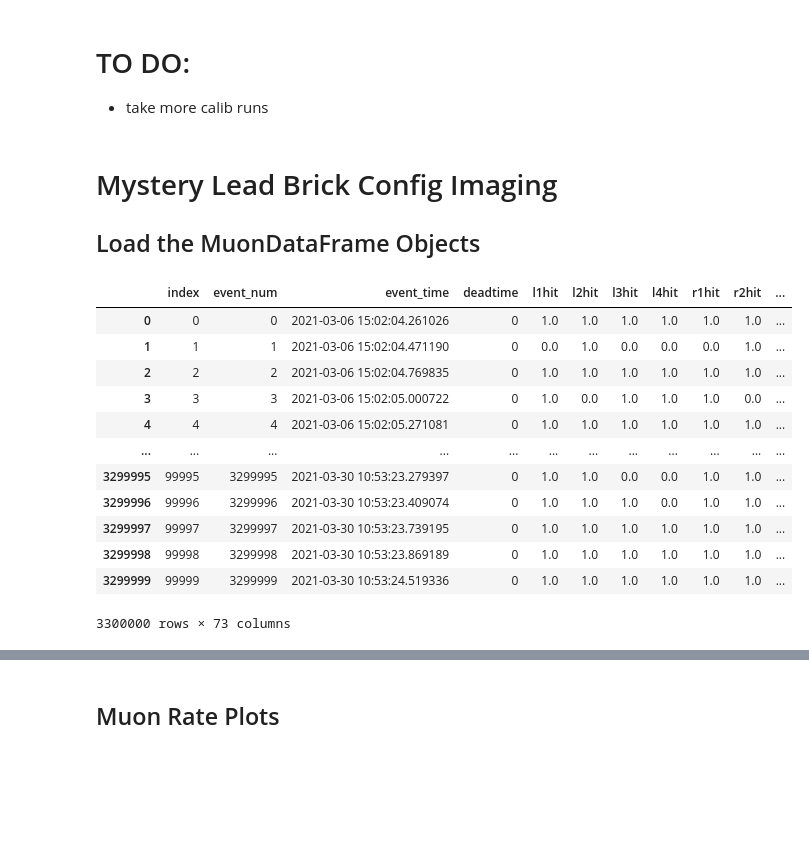
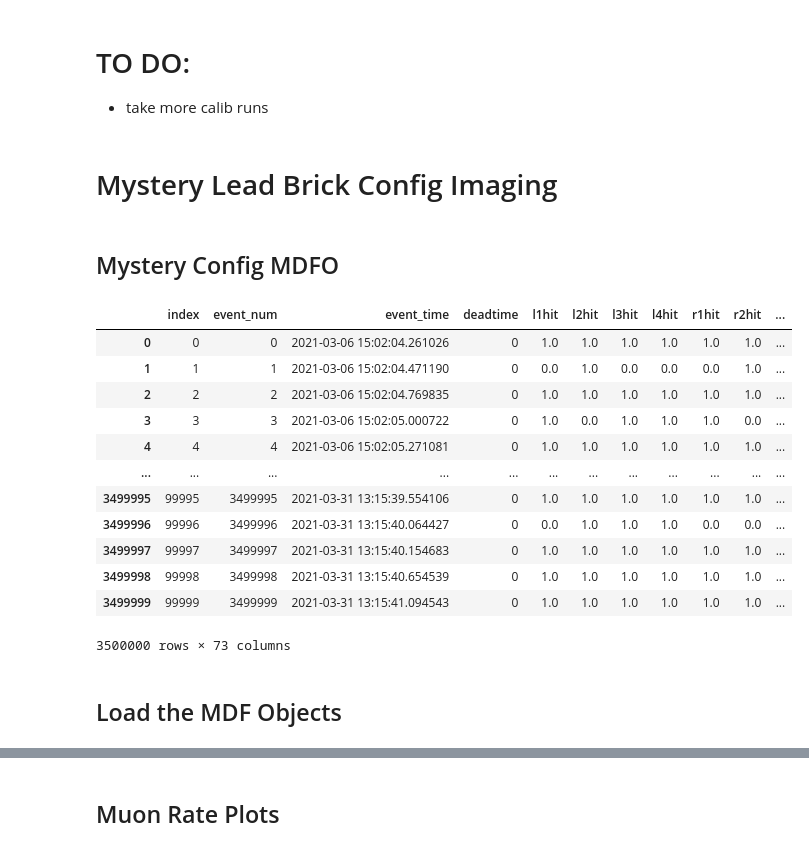
Before and after one commit to shanto268/CrateAnalysis, a Jupyter notebook: MysteryConfig.ipynb, the cells around one changed output, grey strips where cells are left out. Drawn from its saved outputs; the diff is of its cells as text; code cells hidden in the pictures; blank space fills up the shorter version.

```diff
--- a/MysteryConfig.ipynb
+++ b/MysteryConfig.ipynb
@@ -4,44 +4,45 @@
 - take more calib runs
 # %% [markdown]
 # Mystery Lead Brick Config Imaging
-
-## Load the MuonDataFrame Objects
+# %% [markdown]
+## Mystery Config MDFO
 # %%
 from MuDataFrame import *
 import copy
 
 r1,r2 = 470, 484
-r3, r4 = 513,530
-path = "processed_data/run{}.csv"
+r3, r4 = 513,532
+path = "/Volumes/mac_extended/Research/MT/proto1b/data_sets/mystery/run{}.csv"
+#path = "processed_data/run{}.csv"
 lead_files = [path.format(i) for i in range(r1,r2+1)] + [path.format(i) for i in range(r3,r4+1)]
 
 mdfo_c = [] #collection of objects
 
 for file in lead_files:
     mdfo_c.append(MuDataFrame(file)) #Muon Data Frame Object for Lead
 
 mdf_list = [i.events_df for i in mdfo_c]
 mdf_lead = mdfo_c[0].getMergedMDF(mdf_list)
 
 mdfo_lead = copy.copy(mdfo_c[0])
 mdfo_lead.events_df = mdf_lead
 
 mdfo_lead.longDataMode()
 
 mdf_lead = mdfo_lead.events_df
 mdfo_lead.og_df = mdf_lead.copy()
 mdfo_lead.show()
 # %% [output]
 |  | index | event_num | event_time | deadtime | l1hit | l2hit | l3hit | l4hit | r1hit | r2hit | ... |
 | 0 | 0 | 0 | 2021-03-06 15:02:04.261026 | 0 | 1.0 | 1.0 | 1.0 | 1.0 | 1.0 | 1.0 | ... |
 | 1 | 1 | 1 | 2021-03-06 15:02:04.471190 | 0 | 0.0 | 1.0 | 0.0 | 0.0 | 0.0 | 1.0 | ... |
 | 2 | 2 | 2 | 2021-03-06 15:02:04.769835 | 0 | 1.0 | 1.0 | 1.0 | 1.0 | 1.0 | 1.0 | ... |
 | 3 | 3 | 3 | 2021-03-06 15:02:05.000722 | 0 | 1.0 | 0.0 | 1.0 | 1.0 | 1.0 | 0.0 | ... |
 | 4 | 4 | 4 | 2021-03-06 15:02:05.271081 | 0 | 1.0 | 1.0 | 1.0 | 1.0 | 1.0 | 1.0 | ... |
 | ... | ... | ... | ... | ... | ... | ... | ... | ... | ... | ... | ... |
-| 3299995 | 99995 | 3299995 | 2021-03-30 10:53:23.279397 | 0 | 1.0 | 1.0 | 0.0 | 0.0 | 1.0 | 1.0 | ... |
-| 3299996 | 99996 | 3299996 | 2021-03-30 10:53:23.409074 | 0 | 1.0 | 1.0 | 1.0 | 0.0 | 1.0 | 1.0 | ... |
-| 3299997 | 99997 | 3299997 | 2021-03-30 10:53:23.739195 | 0 | 1.0 | 1.0 | 1.0 | 1.0 | 1.0 | 1.0 | ... |
-| 3299998 | 99998 | 3299998 | 2021-03-30 10:53:23.869189 | 0 | 1.0 | 1.0 | 1.0 | 1.0 | 1.0 | 1.0 | ... |
-| 3299999 | 99999 | 3299999 | 2021-03-30 10:53:24.519336 | 0 | 1.0 | 1.0 | 1.0 | 1.0 | 1.0 | 1.0 | ... |
+| 3499995 | 99995 | 3499995 | 2021-03-31 13:15:39.554106 | 0 | 1.0 | 1.0 | 1.0 | 1.0 | 1.0 | 1.0 | ... |
+| 3499996 | 99996 | 3499996 | 2021-03-31 13:15:40.064427 | 0 | 0.0 | 1.0 | 1.0 | 1.0 | 0.0 | 0.0 | ... |
+| 3499997 | 99997 | 3499997 | 2021-03-31 13:15:40.154683 | 0 | 1.0 | 1.0 | 1.0 | 1.0 | 1.0 | 1.0 | ... |
+| 3499998 | 99998 | 3499998 | 2021-03-31 13:15:40.654539 | 0 | 1.0 | 1.0 | 1.0 | 1.0 | 1.0 | 1.0 | ... |
+| 3499999 | 99999 | 3499999 | 2021-03-31 13:15:41.094543 | 0 | 1.0 | 1.0 | 1.0 | 1.0 | 1.0 | 1.0 | ... |
-3300000 rows × 73 columns
+3500000 rows × 73 columns
@@ -48,3 +51,5 @@ mdfo_lead.show()
+# %% [markdown]
+## Load the MDF Objects
 # %%
 from MuDataFrame import *
 
```
Also changed, not shown: parts of 40 cells of this notebook, 2 other files.
